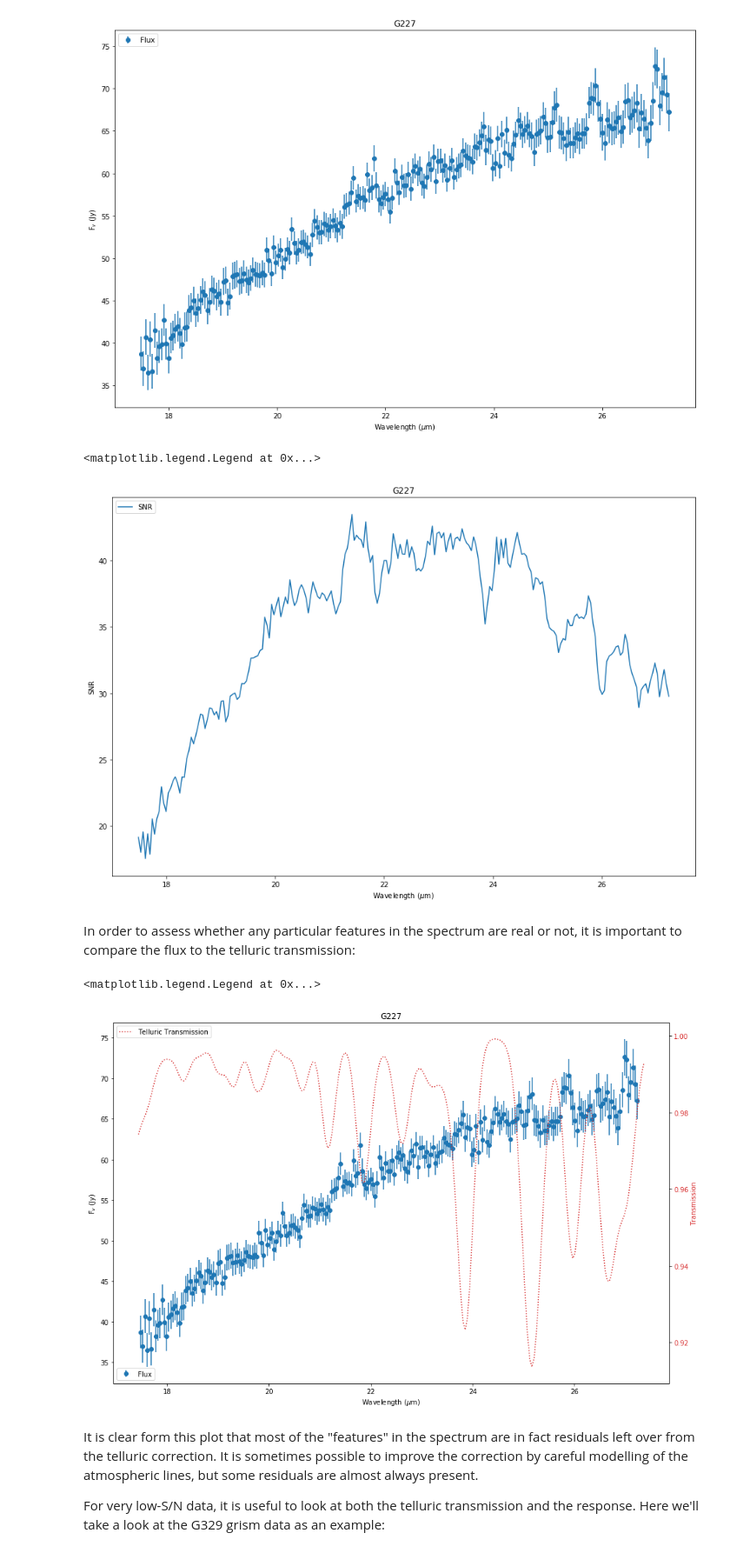
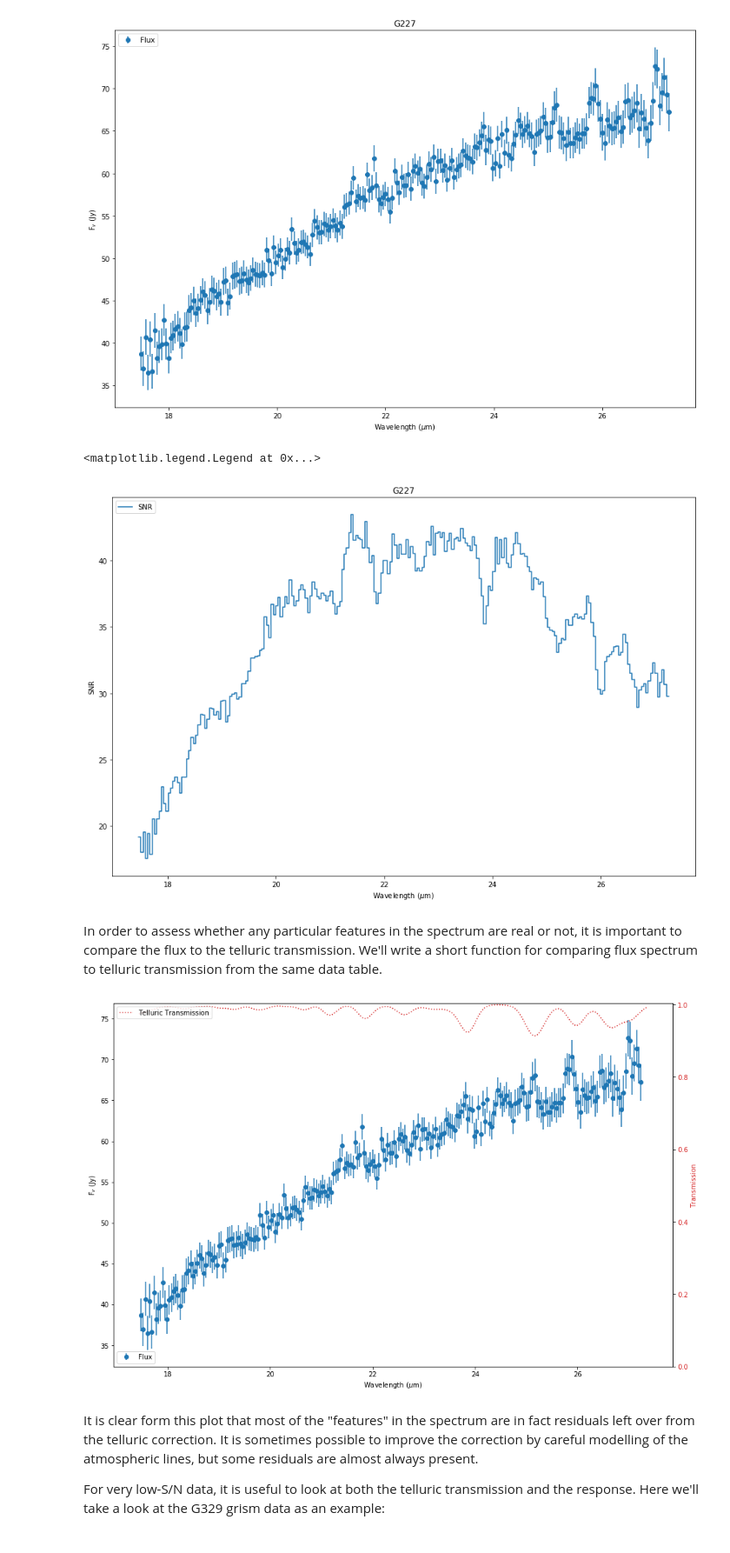
Before and after one commit to SOFIAObservatory/Recipes, a Jupyter notebook: FORCAST-Grism_Inspection.ipynb, the cells around one changed output. Shown at 87% size. Saved outputs shown, nothing was run; the diff lists cells and outputs as text; code cells hidden in the pictures.

```diff
--- a/FORCAST-Grism_Inspection.ipynb
+++ b/FORCAST-Grism_Inspection.ipynb
@@ -58,4 +160,5 @@ The file contains a single HDU containing a 5 x 236 array.  Now place the data p
 # %%
+import numpy as np
 from astropy.table import Column
 from astropy.table import Table
 from astropy import constants as const
@@ -78,7 +181,10 @@ def loadFORCASTGrismData(filename):
     data_table['wavelength'].unit = 'micron'
     data_table['flux'].unit = 'Jy'
     data_table['error'].unit = 'Jy'
-    data_table['response'].unit = 'Jy/s'
+    data_table['response'].unit = '1/(Jy*s)'  #response is (Me-/s)/Jy
+
+    #...and mask NaNs in the flux.
+    data_table['flux'].mask = np.isnan(data_table['flux'])
 
     return data_fits,data_table  #return both the FITS structure and the table.
 
@@ -116,7 +222,7 @@ plt.legend(loc = 'upper left')
 [figure]
 # %%
 plt.figure(figsize=(15,10))
-plt.plot(g227['wavelength'], g227['flux']/g227['error'], label = 'SNR')
+plt.step(g227['wavelength'], g227['flux']/g227['error'], label = 'SNR', where='mid')
 
 plt.title("G227")
 plt.xlabel('Wavelength ($\mu$m)')
@@ -124,27 +230,31 @@ plt.ylabel('SNR')
 plt.legend(loc='upper left')
 # %% [output]
 <matplotlib.legend.Legend at 0x...>
-[figure, old version]
+[figure, new version]
 # %% [markdown]
-In order to assess whether any particular features in the spectrum are real or not, it is important to compare the flux to the telluric transmission:
+In order to assess whether any particular features in the spectrum are real or not, it is important to compare the flux to the telluric transmission.  We'll write a short function for comparing flux spectrum to telluric transmission from the same data table.
 # %%
-fig, ax1 = plt.subplots(figsize=(15,10))
+#Define a function to plot two spectra from the same FORCAST data table:
+def compareTelluric(table):
+    fig, ax1 = plt.subplots(figsize=(15,10))
 
-ax1.set_xlabel('Wavelength ($\mu$m)')
-ax1.set_ylabel('F$_v$ (Jy)')
-ax1.errorbar(g227['wavelength'],g227['flux'],yerr=g227['error'],fmt='o', label = 'Flux')
-plt.legend(loc='lower left')
+    ax1.set_xlabel('Wavelength ($\mu$m)')
+    ax1.set_ylabel('F$_v$ (Jy)')
+    ax1.errorbar(table['wavelength'],table['flux'],yerr=table['error'],fmt='o', label = 'Flux')
+    plt.legend(loc='lower left')
 
-color = 'tab:red'
-ax2 = ax1.twinx()  # instantiate a second axes that shares the same x-axis
-ax2.set_ylabel('Transmission', color=color)
-ax2.plot(g227['wavelength'],g227['telluric'], color=color, linestyle=':', label = 'Telluric Transmission')
-ax2.tick_params(axis='y', labelcolor=color)
-plt.title("G227")
-plt.legend(loc='upper left')
+    color = 'tab:red'
+    ax2 = ax1.twinx()  # instantiate a second axes that shares the same x-axis
+    ax2.set_ylabel('Transmission', color=color)
+    ax2.plot(table['wavelength'],table['telluric'], color=color, linestyle=':', label = 'Telluric Transmission')
+    ax2.tick_params(axis='y', labelcolor=color)
+    ax2.set_ylim(bottom=0.0)
+    #plt.title(table)
+    plt.legend(loc='upper left')
+
+compareTelluric(g227)
 # %% [output]
-<matplotlib.legend.Legend at 0x...>
-[figure, old version]
+[figure, new version]
 # %% [markdown]
 It is clear form this plot that most of the "features" in the spectrum are in fact residuals left over from the telluric correction.  It is sometimes possible to improve the correction by careful modelling of the atmospheric lines, but some residuals are almost always present.
 
```
Also changed, not shown: parts of 30 cells of this notebook, 1 other file.
